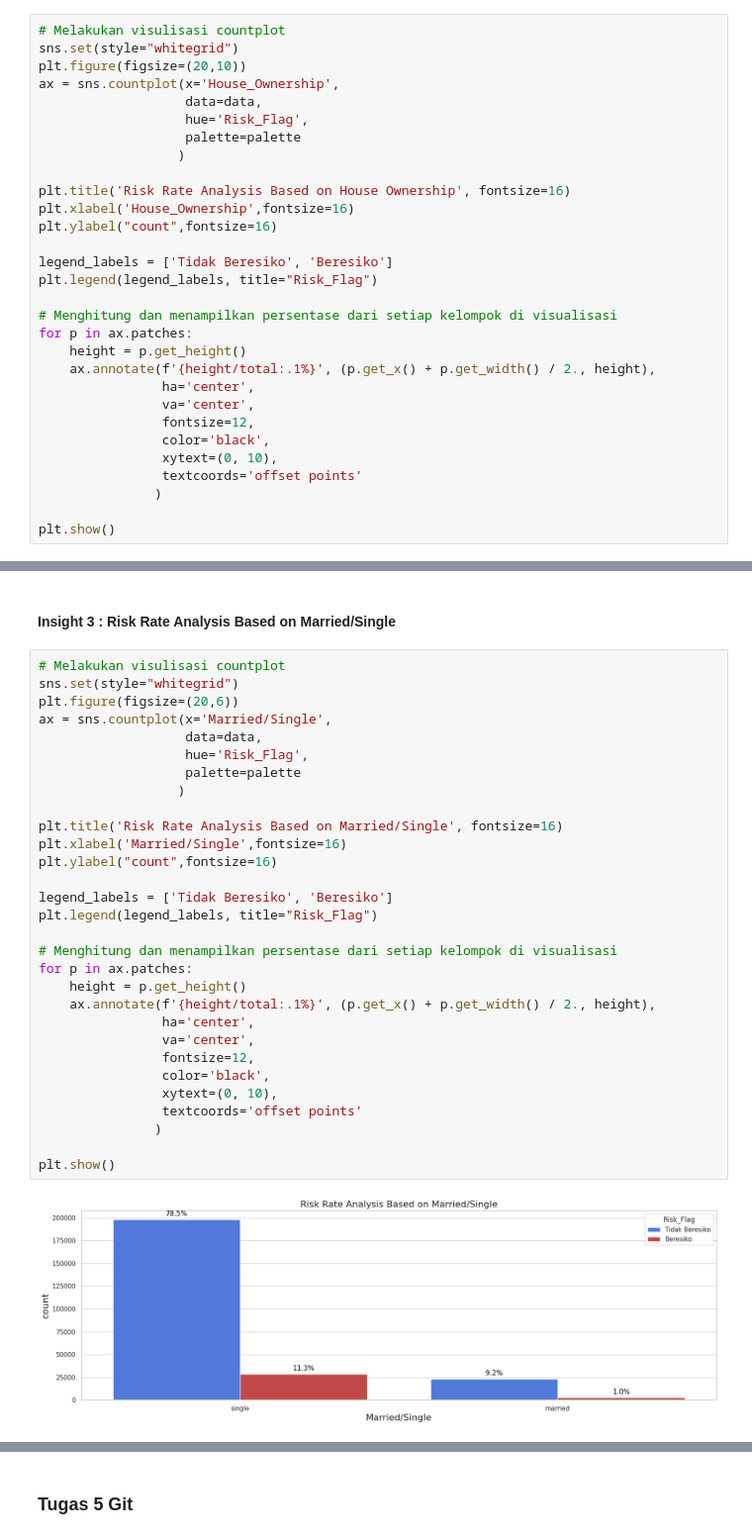
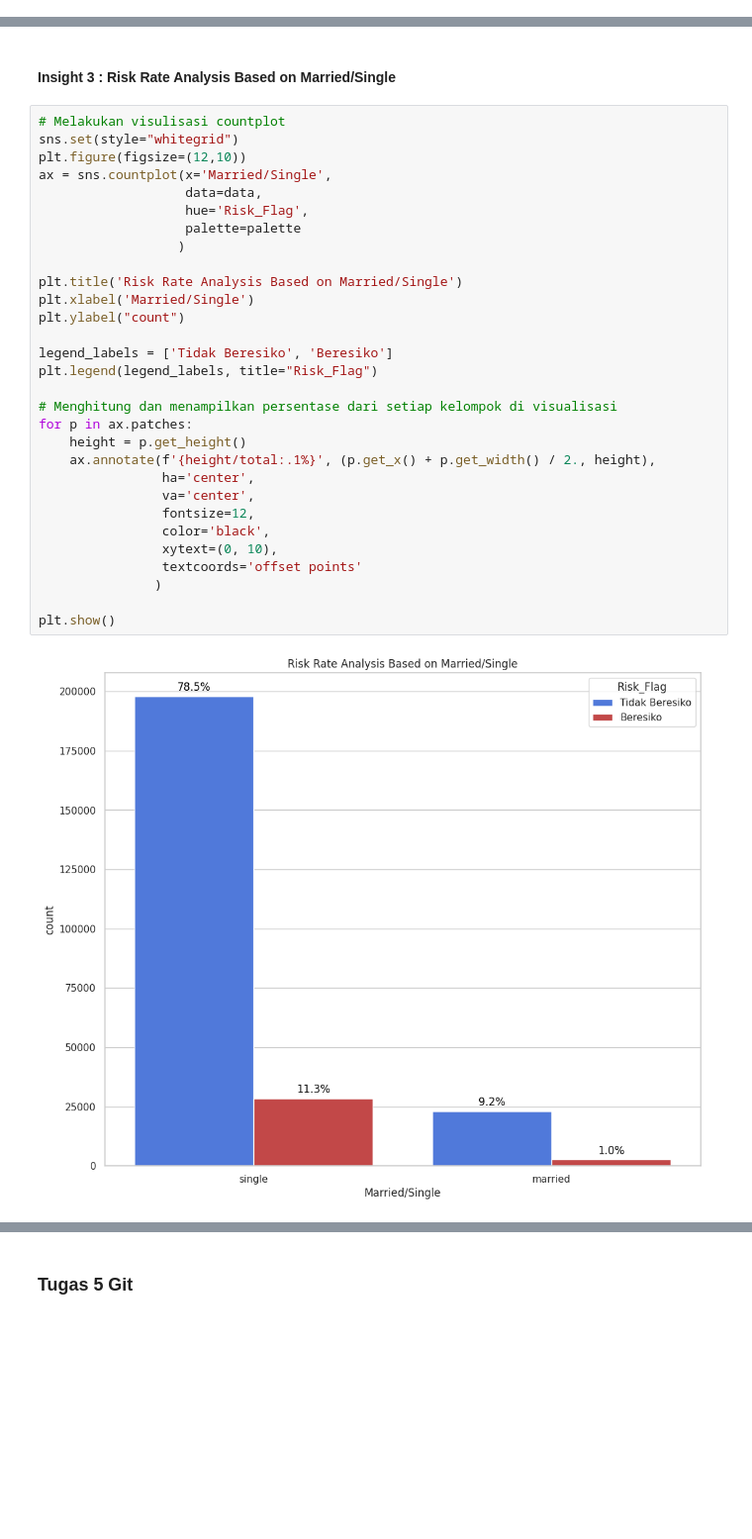
Before and after one commit to 2012500720/FinalProject_Kelompok1A, a Jupyter notebook: Stage1/Tugas_Stage_1.ipynb, the cells around one changed output, grey strips where cells are left out. Shown at 99% size. Saved outputs shown, nothing was run; the diff lists cells and outputs as text; blank space fills up the shorter version.

```diff
--- a/Stage1/Tugas_Stage_1.ipynb
+++ b/Stage1/Tugas_Stage_1.ipynb
@@ -390,30 +394,0 @@ Perusahaan harus melakukan penilaian risiko yang lebih mendalam terhadap pelangg
-# %%
-# Melakukan visulisasi countplot
-sns.set(style="whitegrid")
-plt.figure(figsize=(20,10))
-ax = sns.countplot(x='House_Ownership',
-                   data=data,
-                   hue='Risk_Flag',
-                   palette=palette
-                  )
-
-plt.title('Risk Rate Analysis Based on House Ownership', fontsize=16)
-plt.xlabel('House_Ownership',fontsize=16)
-plt.ylabel("count",fontsize=16)
-
-legend_labels = ['Tidak Beresiko', 'Beresiko']
-plt.legend(legend_labels, title="Risk_Flag")
-
-# Menghitung dan menampilkan persentase dari setiap kelompok di visualisasi
-for p in ax.patches:
-    height = p.get_height()
-    ax.annotate(f'{height/total:.1%}', (p.get_x() + p.get_width() / 2., height),
-                ha='center',
-                va='center',
-                fontsize=12,
-                color='black',
-                xytext=(0, 10),
-                textcoords='offset points'
-               )
-
-plt.show()
@@ -430,32 +446,32 @@ Perusahaan dapat memantau penilaian kredit yang teliti pada semua pelanggan yang
 # %%
 # Melakukan visulisasi countplot
 sns.set(style="whitegrid")
-plt.figure(figsize=(20,6))
+plt.figure(figsize=(12,10))
 ax = sns.countplot(x='Married/Single',
                    data=data,
                    hue='Risk_Flag',
                    palette=palette
                   )
 
-plt.title('Risk Rate Analysis Based on Married/Single', fontsize=16)
-plt.xlabel('Married/Single',fontsize=16)
-plt.ylabel("count",fontsize=16)
+plt.title('Risk Rate Analysis Based on Married/Single')
+plt.xlabel('Married/Single')
+plt.ylabel("count")
 
 legend_labels = ['Tidak Beresiko', 'Beresiko']
 plt.legend(legend_labels, title="Risk_Flag")
 
 # Menghitung dan menampilkan persentase dari setiap kelompok di visualisasi
 for p in ax.patches:
     height = p.get_height()
     ax.annotate(f'{height/total:.1%}', (p.get_x() + p.get_width() / 2., height),
                 ha='center',
                 va='center',
                 fontsize=12,
                 color='black',
                 xytext=(0, 10),
                 textcoords='offset points'
                )
 
 plt.show()
 # %% [output]
-[figure, old version]
+[figure, new version]
```
Also changed, not shown: parts of 19 cells of this notebook.
